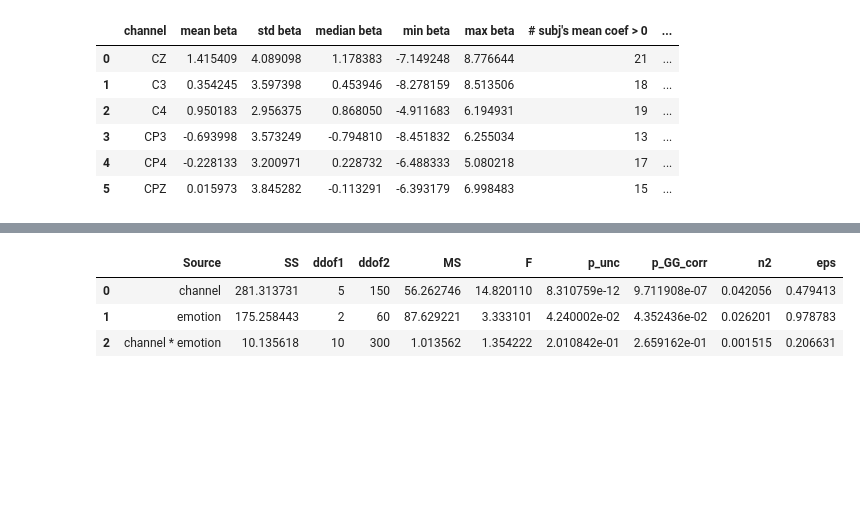
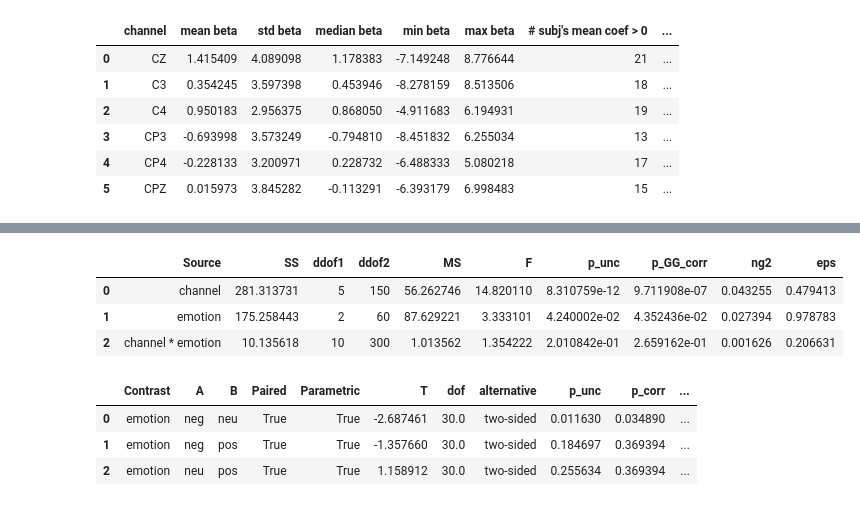
Before and after one commit to amandalin047/Updating_rERP_2023, a Jupyter notebook: deconvolution/deconv_v4.ipynb, the cells around one changed output, grey strips where cells are left out. Cells and saved outputs as stored; diff of their text form; code cells hidden in the pictures; blank space fills up the shorter version.

Commit message:
added post-hoc pair-wise t-tests

```diff
--- a/deconvolution/deconv_v4.ipynb
+++ b/deconvolution/deconv_v4.ipynb
@@ -1155,6 +1155,7 @@ for emo in emotions:
     df_coefs = df_coefs.reset_index()
     df_coefs.insert(df_coefs.shape[1], "emotion", [emo]*df_coefs.shape[0])
     dfs_coefs_with_emo = pd.concat([dfs_coefs_with_emo, df_coefs])
+dfs_coefs_with_emo = dfs_coefs_with_emo.reset_index(drop=True)
 display(dfs_coefs_with_emo)
 # %% [output]
 |  | ids | channel | mean_n400_coef | emotion |
@@ -1173,17 +1174,35 @@ display(dfs_coefs_with_emo)
 # %%
 aov = rm_anova(data=dfs_coefs_with_emo,
                dv="mean_n400_coef",
                within=["channel", "emotion"],
                subject="ids",
                correction=True, # The default for two-way design is to return both the uncorrected and Greenhouse-Geisser corrected p-values. Note that sphericity test for two-way design are not currently implemented in Pingouin.
                detailed=True,
-               effsize="n2")
+               effsize="ng2")
 display(aov)
 # %% [output]
-|  | Source | SS | ddof1 | ddof2 | MS | F | p_unc | p_GG_corr | n2 | eps |
-| 0 | channel | 281.313731 | 5 | 150 | 56.262746 | 14.820110 | 8.310759e-12 | 9.711908e-07 | 0.042056 | 0.479413 |
-| 1 | emotion | 175.258443 | 2 | 60 | 87.629221 | 3.333101 | 4.240002e-02 | 4.352436e-02 | 0.026201 | 0.978783 |
-| 2 | channel * emotion | 10.135618 | 10 | 300 | 1.013562 | 1.354222 | 2.010842e-01 | 2.659162e-01 | 0.001515 | 0.206631 |
+|  | Source | SS | ddof1 | ddof2 | MS | F | p_unc | p_GG_corr | ng2 | eps |
+| 0 | channel | 281.313731 | 5 | 150 | 56.262746 | 14.820110 | 8.310759e-12 | 9.711908e-07 | 0.043255 | 0.479413 |
+| 1 | emotion | 175.258443 | 2 | 60 | 87.629221 | 3.333101 | 4.240002e-02 | 4.352436e-02 | 0.027394 | 0.978783 |
+| 2 | channel * emotion | 10.135618 | 10 | 300 | 1.013562 | 1.354222 | 2.010842e-01 | 2.659162e-01 | 0.001626 | 0.206631 |
+# %%
+emotion_means = (dfs_coefs_with_emo.groupby(["ids",
+                                             "emotion"],
+                                             as_index=False)["mean_n400_coef"].mean())
+posthoc_emotion = pairwise_tests(data=emotion_means,
+                                 dv="mean_n400_coef",
+                                 within="emotion",
+                                 subject="ids",
+                                 parametric=True,
+                                 alternative="two-sided",
+                                 padjust="holm",
+                                 effsize="hedges")
+display(posthoc_emotion)
+# %% [output]
+|  | Contrast | A | B | Paired | Parametric | T | dof | alternative | p_unc | p_corr | ... |
+| 0 | emotion | neg | neu | True | True | -2.687461 | 30.0 | two-sided | 0.011630 | 0.034890 | ... |
+| 1 | emotion | neg | pos | True | True | -1.357660 | 30.0 | two-sided | 0.184697 | 0.369394 | ... |
+| 2 | emotion | neu | pos | True | True | 1.158912 | 30.0 | two-sided | 0.255634 | 0.369394 | ... |
 # %%
 # do both pooled emotion (pos + neg) and undersample neu
 
```
Also changed, not shown: parts of 3 cells of this notebook.
